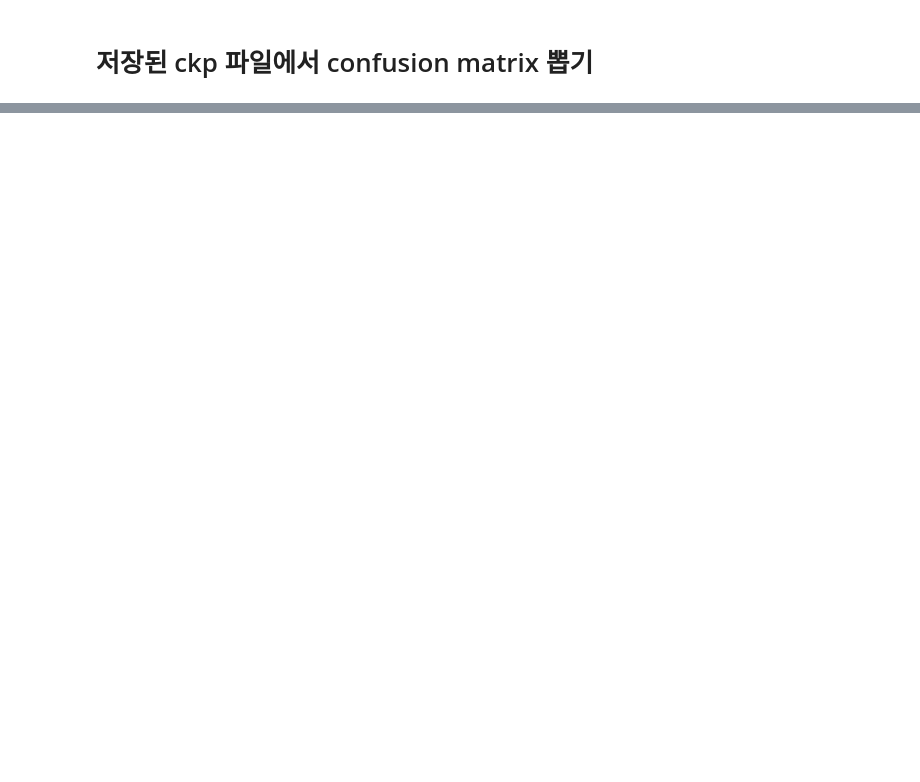
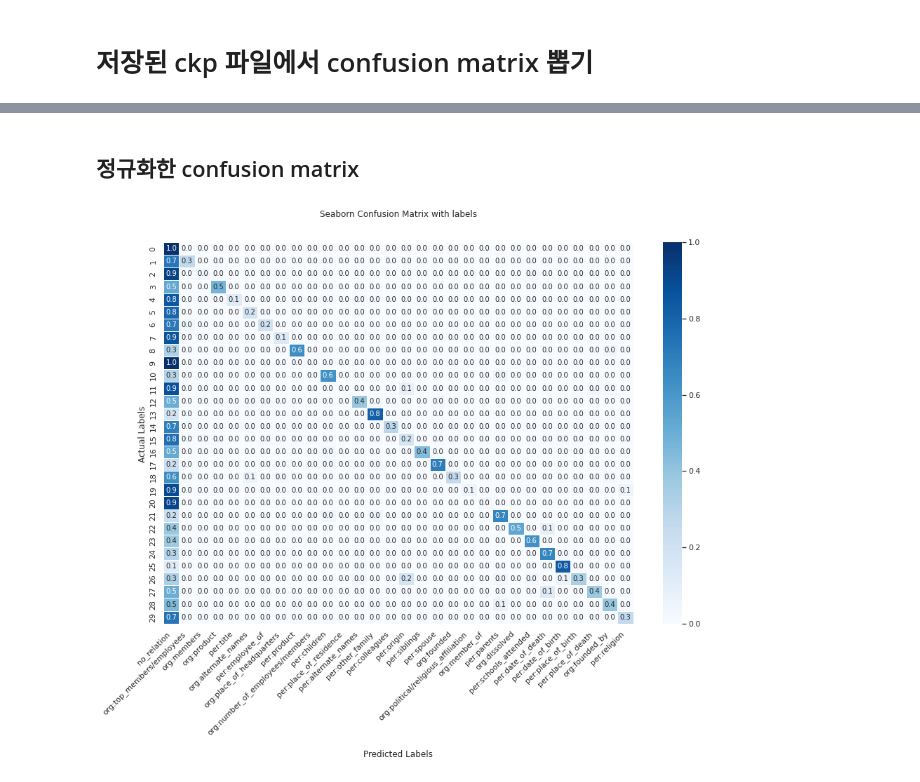
Before and after one commit to boostcampaitech3/level2-klue-level2-nlp-09, a Jupyter notebook: confusion_matrix.ipynb, the cells around one changed output, grey strips where cells are left out. Cells and saved outputs as stored; diff of their text form; code cells hidden in the pictures; blank space fills up the shorter version.

```diff
--- a/confusion_matrix.ipynb
+++ b/confusion_matrix.ipynb
@@ -145,0 +129,24 @@ print(classification_report(val_nums, pred_answer, target_names=label_list))
+# %% [markdown]
+## 정규화한 confusion matrix
+# %%
+cm = cm.astype('float') / cm.sum(axis=1)[:, np.newaxis]
+cm_ans = cm_ans.astype('float') / cm.sum(axis=1)[:, np.newaxis]
+
+
+# plot
+# sns.set(rc={'figure.figsize':(17, 15)})
+sns.set(rc={'figure.figsize':(15, 10)})
+
+ax = sns.heatmap(cm, annot=True, cmap='Blues', fmt=".1f",
+                linewidths=.5,
+                annot_kws={"size": 10},
+                vmin = 0.0, vmax = 1.0)
+ax.set_title('Seaborn Confusion Matrix with labels\n\n');
+ax.set_xlabel('\nPredicted Labels')
+ax.set_ylabel('Actual Labels ');
+# ax.set_xlim(0, 1)
+
+ax.xaxis.set_ticklabels(label_list, rotation=45, ha="right")
+plt.show()
+# %% [output]
+[figure, added]
```
Also changed, not shown: parts of 6 cells of this notebook.
